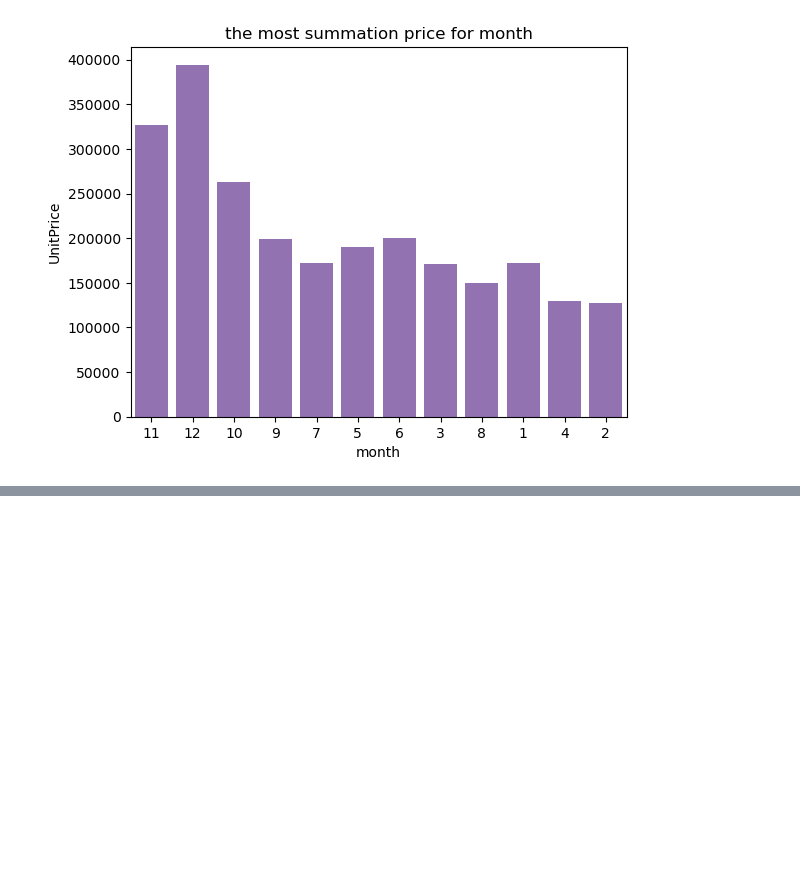
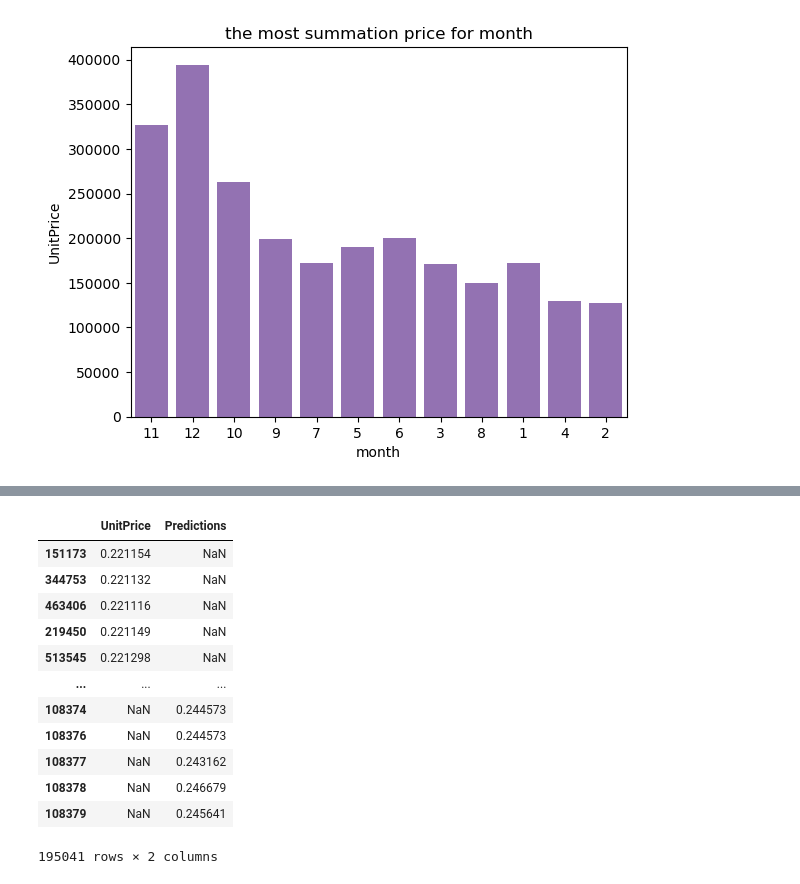
Before and after one commit to WalaaAShaaban/E-Commerce-Neural-Nework, a Jupyter notebook: NN-ecommerce.ipynb, the cells around one changed output, grey strips where cells are left out. Drawn from its saved outputs; the diff is of its cells as text; code cells hidden in the pictures; blank space fills up the shorter version.

```diff
--- a/NN-ecommerce.ipynb
+++ b/NN-ecommerce.ipynb
@@ -106,0 +208,19 @@ sns.barplot(data=df_month, x='month', y="UnitPrice", color=color);
+# %%
+predictions = ann.predict(X_test)
+predictions_df = pd.DataFrame(np.ravel(predictions),columns=["Predictions"])
+comparison_df = pd.concat([pd.DataFrame(y_test,columns=["UnitPrice"]), predictions_df],axis=1)
+comparison_df
+# %% [output]
+|  | UnitPrice | Predictions |
+| 151173 | 0.221154 | NaN |
+| 344753 | 0.221132 | NaN |
+| 463406 | 0.221116 | NaN |
+| 219450 | 0.221149 | NaN |
+| 513545 | 0.221298 | NaN |
+| ... | ... | ... |
+| 108374 | NaN | 0.244573 |
+| 108376 | NaN | 0.244573 |
+| 108377 | NaN | 0.243162 |
+| 108378 | NaN | 0.246679 |
+| 108379 | NaN | 0.245641 |
+195041 rows × 2 columns
```
Also changed, not shown: parts of 25 cells of this notebook.
